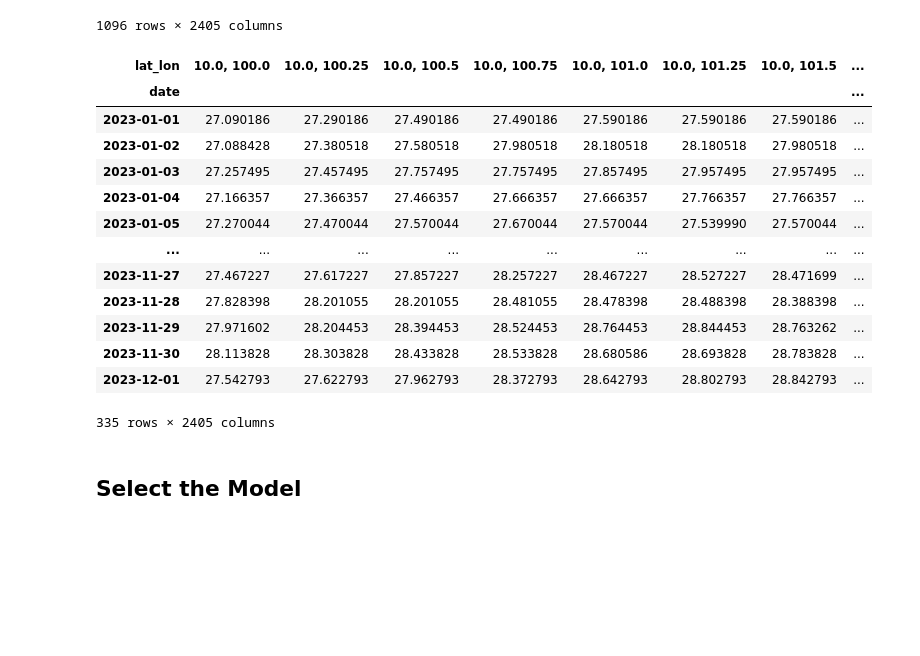
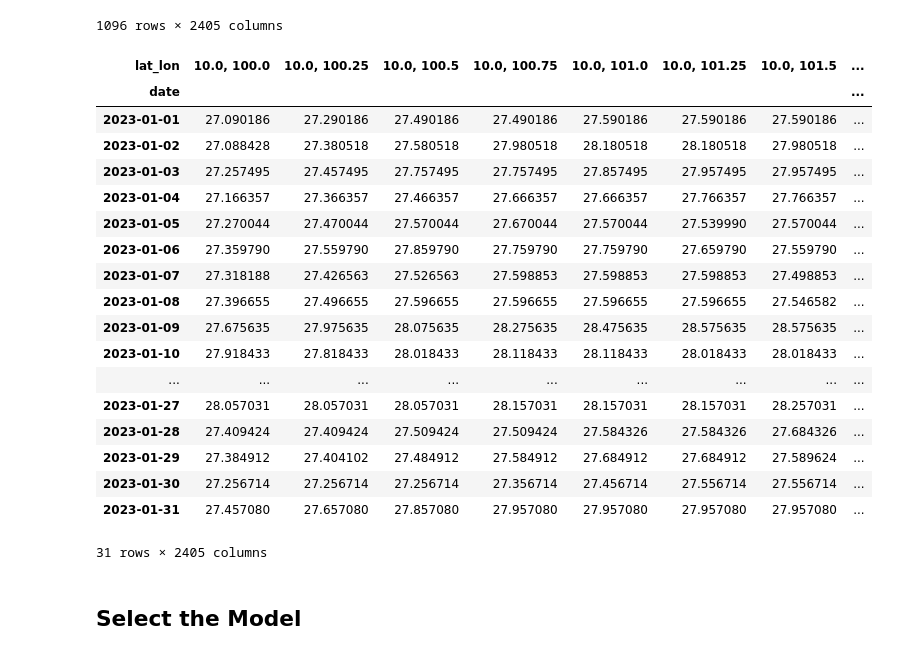
Before and after one commit to seubsons/sagemaker, a Jupyter notebook: gluonts_prophet/gluonts_temp2m_max.ipynb, the cells around one changed output. Drawn from its saved outputs; the diff is of its cells as text; code cells hidden in the pictures; blank space fills up the shorter version.

```diff
--- a/gluonts_prophet/gluonts_temp2m_max.ipynb
+++ b/gluonts_prophet/gluonts_temp2m_max.ipynb
@@ -77,8 +77,10 @@ pivoted_df
 1431 rows × 2405 columns
 # %%
 all_list = []
+target_date = pd.to_datetime('2023-01-01').date()
+target_end_date = pd.to_datetime('2023-01-31').date()
 for data in pivoted_df:
-    all_list.append({"start": pivoted_df.index[0],"item_id":data, "target": pivoted_df[data].tolist()})
+    all_list.append({"start": pivoted_df.index[0],"item_id":data, "target": pivoted_df[data][:target_end_date].tolist()})
 all_data = ListDataset(
     all_list,
     freq="D"
@@ -131,30 +133,35 @@ training_pf
 1096 rows × 2405 columns
 # %%
 testing_list = []
-testing_pf = pivoted_df.loc[pivoted_df.index.date >= target_date]
+testing_pf = pivoted_df.loc[target_date:target_end_date]
 # for data in testing_pf:
 #     testing_list.append({"start": testing_pf.index[0],"item_id":data, "target": testing_pf[data].tolist()})
 # test_data = ListDataset(
 #     testing_list,
 #     freq="D"
 # )
-testing_pf.to_csv('gluonts_df_temp2m_max_testing.csv')
+testing_pf.to_csv('gluonts_df_temp2m_max_testing_1month.csv')
 testing_pf
 # %% [output]
 | lat_lon | 10.0, 100.0 | 10.0, 100.25 | 10.0, 100.5 | 10.0, 100.75 | 10.0, 101.0 | 10.0, 101.25 | 10.0, 101.5 | ... |
 | date |  |  |  |  |  |  |  | ... |
 | 2023-01-01 | 27.090186 | 27.290186 | 27.490186 | 27.490186 | 27.590186 | 27.590186 | 27.590186 | ... |
 | 2023-01-02 | 27.088428 | 27.380518 | 27.580518 | 27.980518 | 28.180518 | 28.180518 | 27.980518 | ... |
 | 2023-01-03 | 27.257495 | 27.457495 | 27.757495 | 27.757495 | 27.857495 | 27.957495 | 27.957495 | ... |
 | 2023-01-04 | 27.166357 | 27.366357 | 27.466357 | 27.666357 | 27.666357 | 27.766357 | 27.766357 | ... |
 | 2023-01-05 | 27.270044 | 27.470044 | 27.570044 | 27.670044 | 27.570044 | 27.539990 | 27.570044 | ... |
+| 2023-01-06 | 27.359790 | 27.559790 | 27.859790 | 27.759790 | 27.759790 | 27.659790 | 27.559790 | ... |
+| 2023-01-07 | 27.318188 | 27.426563 | 27.526563 | 27.598853 | 27.598853 | 27.598853 | 27.498853 | ... |
+| 2023-01-08 | 27.396655 | 27.496655 | 27.596655 | 27.596655 | 27.596655 | 27.596655 | 27.546582 | ... |
+| 2023-01-09 | 27.675635 | 27.975635 | 28.075635 | 28.275635 | 28.475635 | 28.575635 | 28.575635 | ... |
+| 2023-01-10 | 27.918433 | 27.818433 | 28.018433 | 28.118433 | 28.118433 | 28.018433 | 28.018433 | ... |
 | ... | ... | ... | ... | ... | ... | ... | ... | ... |
-| 2023-11-27 | 27.467227 | 27.617227 | 27.857227 | 28.257227 | 28.467227 | 28.527227 | 28.471699 | ... |
-| 2023-11-28 | 27.828398 | 28.201055 | 28.201055 | 28.481055 | 28.478398 | 28.488398 | 28.388398 | ... |
-| 2023-11-29 | 27.971602 | 28.204453 | 28.394453 | 28.524453 | 28.764453 | 28.844453 | 28.763262 | ... |
-| 2023-11-30 | 28.113828 | 28.303828 | 28.433828 | 28.533828 | 28.680586 | 28.693828 | 28.783828 | ... |
-| 2023-12-01 | 27.542793 | 27.622793 | 27.962793 | 28.372793 | 28.642793 | 28.802793 | 28.842793 | ... |
+| 2023-01-27 | 28.057031 | 28.057031 | 28.057031 | 28.157031 | 28.157031 | 28.157031 | 28.257031 | ... |
+| 2023-01-28 | 27.409424 | 27.409424 | 27.509424 | 27.509424 | 27.584326 | 27.584326 | 27.684326 | ... |
+| 2023-01-29 | 27.384912 | 27.404102 | 27.484912 | 27.584912 | 27.684912 | 27.684912 | 27.589624 | ... |
+| 2023-01-30 | 27.256714 | 27.256714 | 27.256714 | 27.356714 | 27.456714 | 27.556714 | 27.556714 | ... |
+| 2023-01-31 | 27.457080 | 27.657080 | 27.857080 | 27.957080 | 27.957080 | 27.957080 | 27.957080 | ... |
-335 rows × 2405 columns
+31 rows × 2405 columns
 # %% [markdown]
 ## Select the Model
 # %%
```
Also changed, not shown: parts of 8 cells of this notebook, 40 other files.
